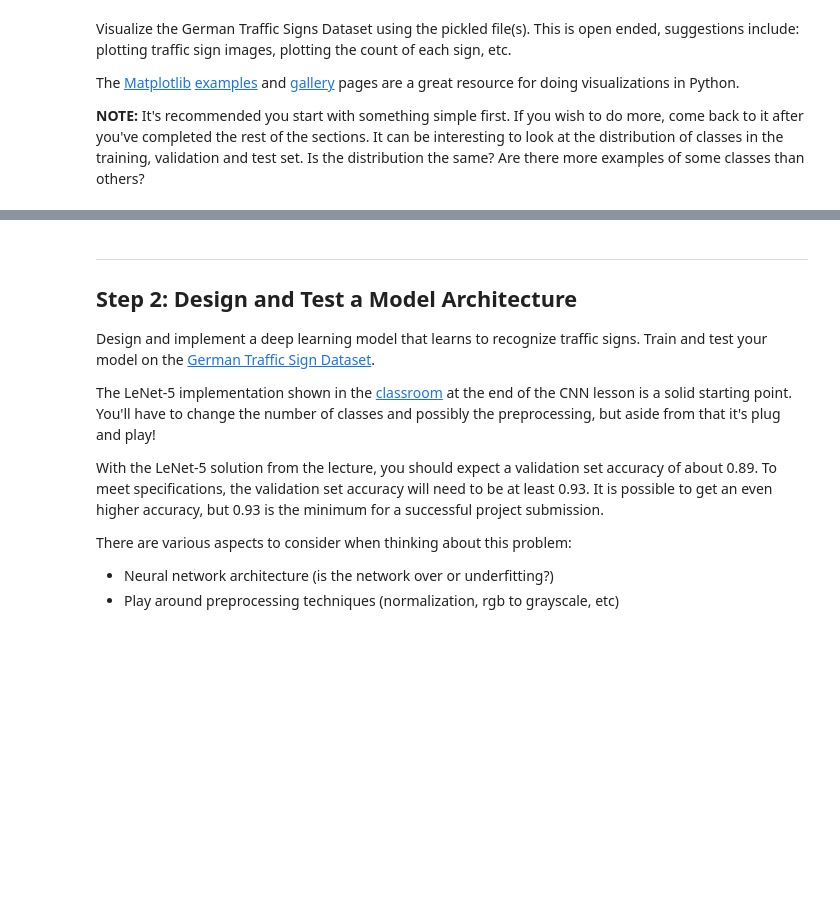
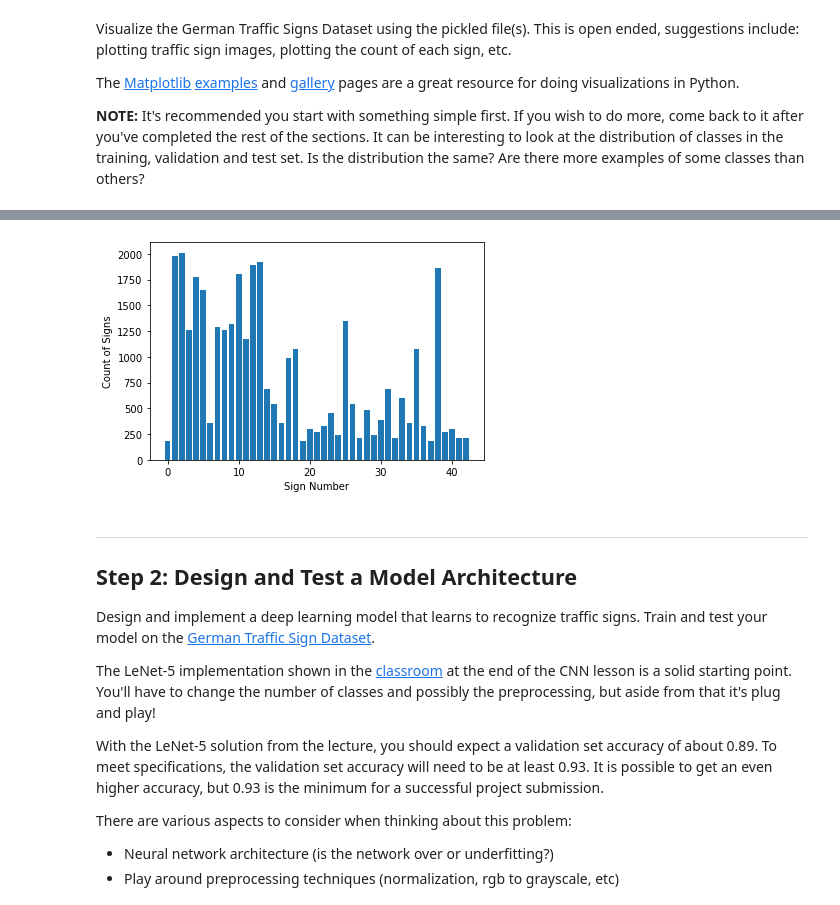
Before and after one commit to krapko96/self-driving-car-engineer-nanodegree, a Jupyter notebook: CV-DL-and-sensor-fusion/p3-traffic-sign-classifier/Traffic_Sign_Classifier_gcolab.ipynb, the cells around one changed output, grey strips where cells are left out. Drawn from its saved outputs; the diff is of its cells as text; code cells hidden in the pictures; blank space fills up the shorter version.

```diff
--- a/CV-DL-and-sensor-fusion/p3-traffic-sign-classifier/Traffic_Sign_Classifier_gcolab.ipynb
+++ b/CV-DL-and-sensor-fusion/p3-traffic-sign-classifier/Traffic_Sign_Classifier_gcolab.ipynb
@@ -133,3 +133,11 @@ for i in range(n_classes):
+# %%
+signs, count_signs = np.unique(y_train, return_counts=True)
+plt.bar(signs, count_signs)
+plt.xlabel('Sign Number')
+plt.ylabel('Count of Signs')
+plt.show()
+# %% [output]
+[figure, added]
 # %% [markdown]
 ----
 
```
Also changed, not shown: parts of 3 cells of this notebook.
